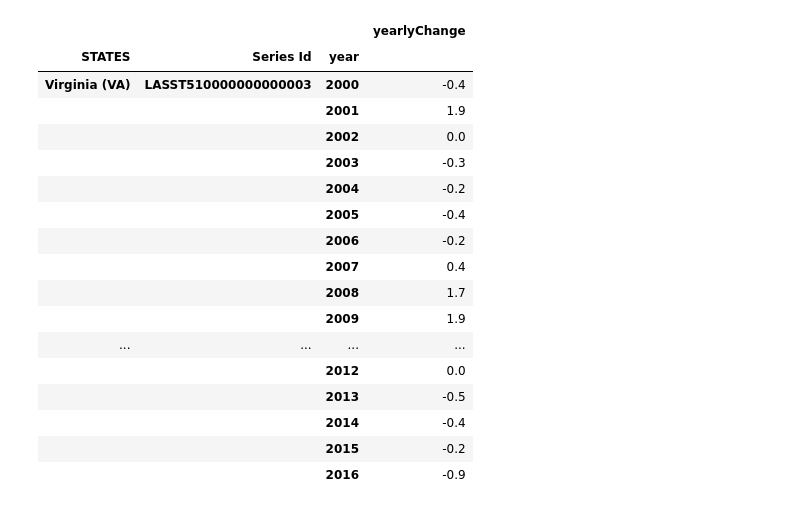
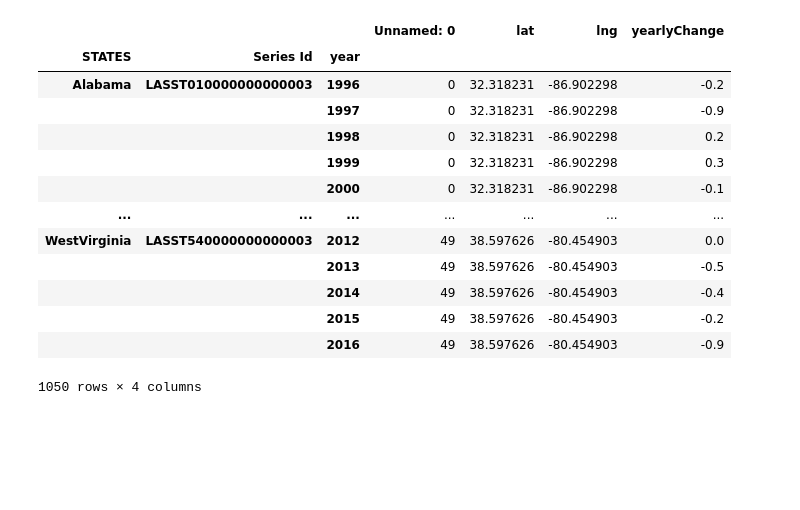
Before and after one commit to rsimeonoglou/group-project-1, a Jupyter notebook: States_bls data.ipynb, the cells around one changed output. Drawn from its saved outputs; the diff is of its cells as text; code cells hidden in the pictures; blank space fills up the shorter version.

```diff
--- a/States_bls data.ipynb
+++ b/States_bls data.ipynb
@@ -5,14 +5,16 @@ import numpy as np
 import json
 import requests
 import matplotlib.pyplot as plt
-from key import api_key
+from key import api_key, gkey
+import gmaps
 
 url = "https://api.bls.gov/publicAPI/v2/timeseries/data/"
 
 states_pd = pd.read_csv("Resources/states.csv")
 series_ids = states_pd["Series Id"].tolist()
+
 start_year = "1996"
-end_year = "2014"
+end_year = "2006"
 header = {"Content-Type": "application/json"}
 
 payload = json.dumps({"seriesid":series_ids,
@@ -67,5 +69,5 @@ states1_df
 # %%
-start_year = "2015"
+start_year = "2007"
 end_year = "2016"
 header = {"Content-Type": "application/json"}
 payload = json.dumps({"seriesid":series_ids,
@@ -184,24 +186,20 @@ state_year_df
 # %%
 state_year_group_df = state_year_df.groupby(['STATES','Series Id','year']).sum()
-state_year_group_df.tail(59)
+state_year_group_df
 # %% [output]
-|  |  |  | yearlyChange |
-| STATES | Series Id | year |  |
-| Virginia (VA) | LASST510000000000003 | 2000 | -0.4 |
-|  |  | 2001 | 1.9 |
-|  |  | 2002 | 0.0 |
-|  |  | 2003 | -0.3 |
-|  |  | 2004 | -0.2 |
-|  |  | 2005 | -0.4 |
-|  |  | 2006 | -0.2 |
-|  |  | 2007 | 0.4 |
-|  |  | 2008 | 1.7 |
-|  |  | 2009 | 1.9 |
-| ... | ... | ... | ... |
-|  |  | 2012 | 0.0 |
-|  |  | 2013 | -0.5 |
-|  |  | 2014 | -0.4 |
-|  |  | 2015 | -0.2 |
-|  |  | 2016 | -0.9 |
+|  |  |  | Unnamed: 0 | lat | lng | yearlyChange |
+| STATES | Series Id | year |  |  |  |  |
+| Alabama | LASST010000000000003 | 1996 | 0 | 32.318231 | -86.902298 | -0.2 |
+|  |  | 1997 | 0 | 32.318231 | -86.902298 | -0.9 |
+|  |  | 1998 | 0 | 32.318231 | -86.902298 | 0.2 |
+|  |  | 1999 | 0 | 32.318231 | -86.902298 | 0.3 |
+|  |  | 2000 | 0 | 32.318231 | -86.902298 | -0.1 |
+| ... | ... | ... | ... | ... | ... | ... |
+| WestVirginia | LASST540000000000003 | 2012 | 49 | 38.597626 | -80.454903 | 0.0 |
+|  |  | 2013 | 49 | 38.597626 | -80.454903 | -0.5 |
+|  |  | 2014 | 49 | 38.597626 | -80.454903 | -0.4 |
+|  |  | 2015 | 49 | 38.597626 | -80.454903 | -0.2 |
+|  |  | 2016 | 49 | 38.597626 | -80.454903 | -0.9 |
+1050 rows × 4 columns
 # %%
 state_year_group_df.to_csv("Resources/state_1996-2016.csv")
```
Also changed, not shown: parts of 12 cells of this notebook, 2 other files.
